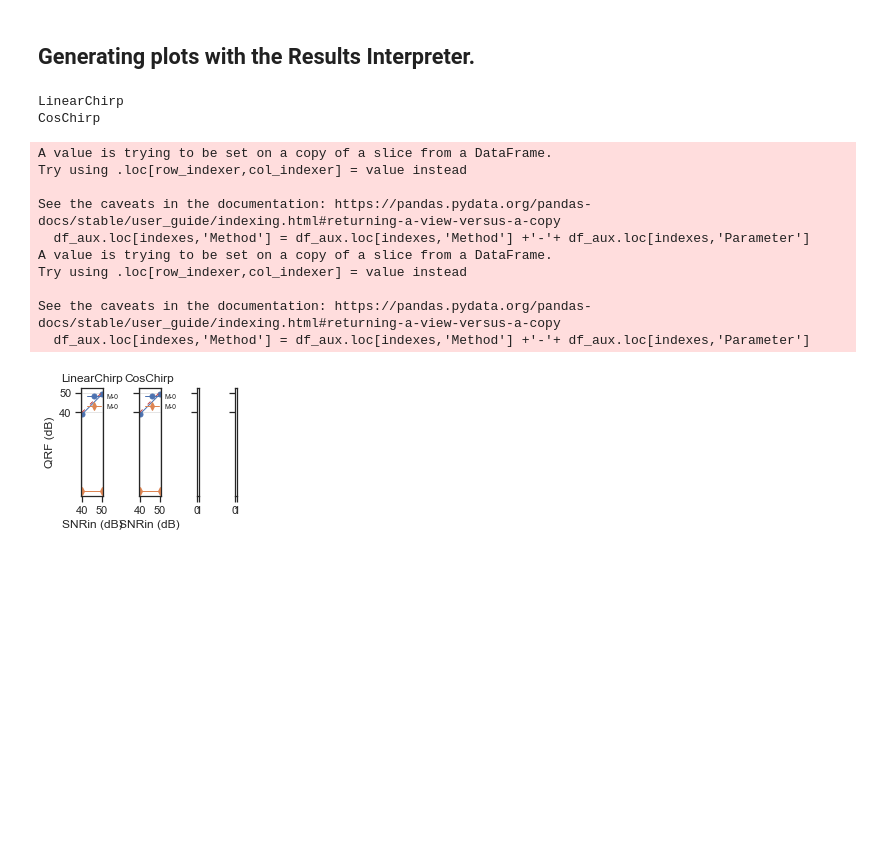
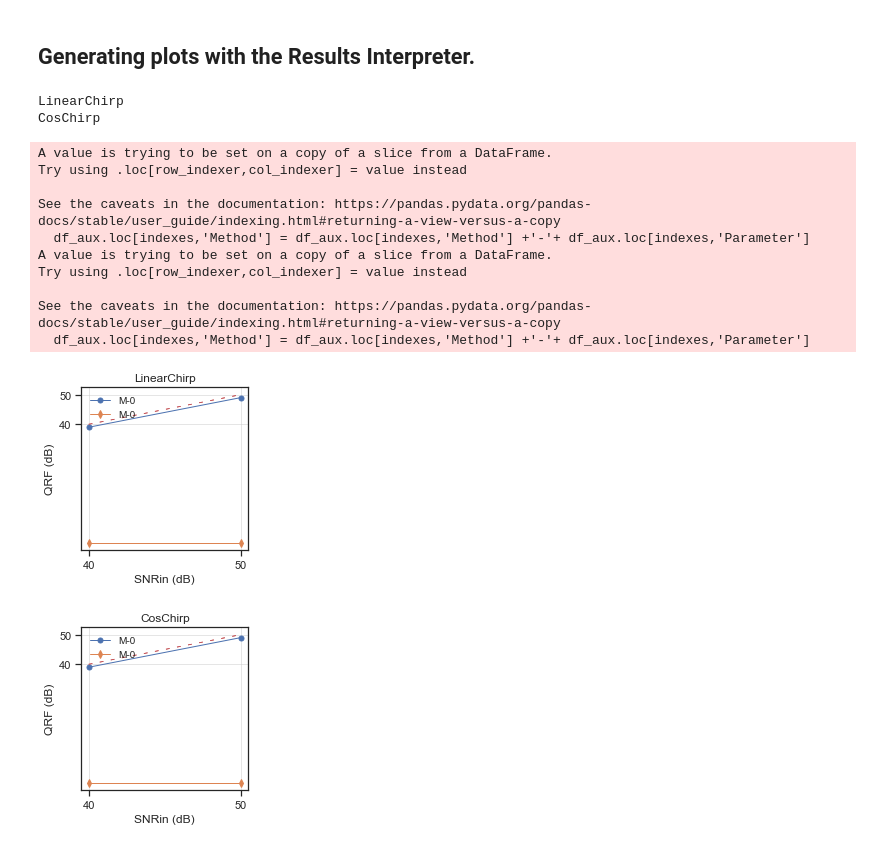
Before and after one commit to jmiramont/benchmarks-detection-denoising, a Jupyter notebook: notebooks/demo_benchmark.ipynb, the cells around one changed output. Cells and saved outputs as stored; diff of their text form; code cells hidden in the pictures; blank space fills up the shorter version.

```diff
--- a/notebooks/demo_benchmark.ipynb
+++ b/notebooks/demo_benchmark.ipynb
@@ -57,8 +57,7 @@ Now we are ready to instantiate a `Benchmark` object and run a test using the pr
 benchmark = Benchmark(task = 'denoising',
                         methods = my_methods,
                         N = 256,
-                        parameters = None,
-                        SNRin = [40,50],
+                        SNRin = [40, 50],
                         repetitions = 3,
                         using_signals=['LinearChirp', 'CosChirp',],
                         verbosity=4,
@@ -196,19 +195,20 @@ As we can see, the experiments have been repeated for every combination of param
 # %%
 interpreter = ResultsInterpreter(benchmark)
 
-fig = interpreter.get_summary_grid(savetofile=False)
+fig = interpreter.get_summary_plots(savetofile=False)
 plt.show()
 # %% [output]
 LinearChirp
 CosChirp
 A value is trying to be set on a copy of a slice from a DataFrame.
 Try using .loc[row_indexer,col_indexer] = value instead
 
 See the caveats in the documentation: https://pandas.pydata.org/pandas-docs/stable/user_guide/indexing.html#returning-a-view-versus-a-copy
   df_aux.loc[indexes,'Method'] = df_aux.loc[indexes,'Method'] +'-'+ df_aux.loc[indexes,'Parameter']
 A value is trying to be set on a copy of a slice from a DataFrame.
 Try using .loc[row_indexer,col_indexer] = value instead
 
 See the caveats in the documentation: https://pandas.pydata.org/pandas-docs/stable/user_guide/indexing.html#returning-a-view-versus-a-copy
   df_aux.loc[indexes,'Method'] = df_aux.loc[indexes,'Method'] +'-'+ df_aux.loc[indexes,'Parameter']
-[figure, old version]
+[figure, new version]
+[figure, added]
```
Also changed, not shown: parts of 4 cells of this notebook, 4 other files.
